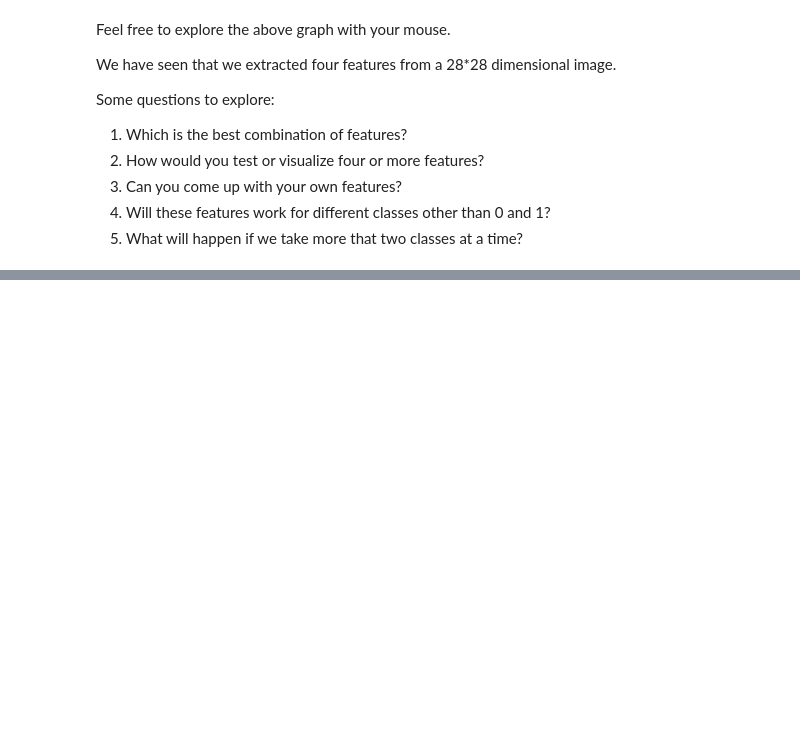
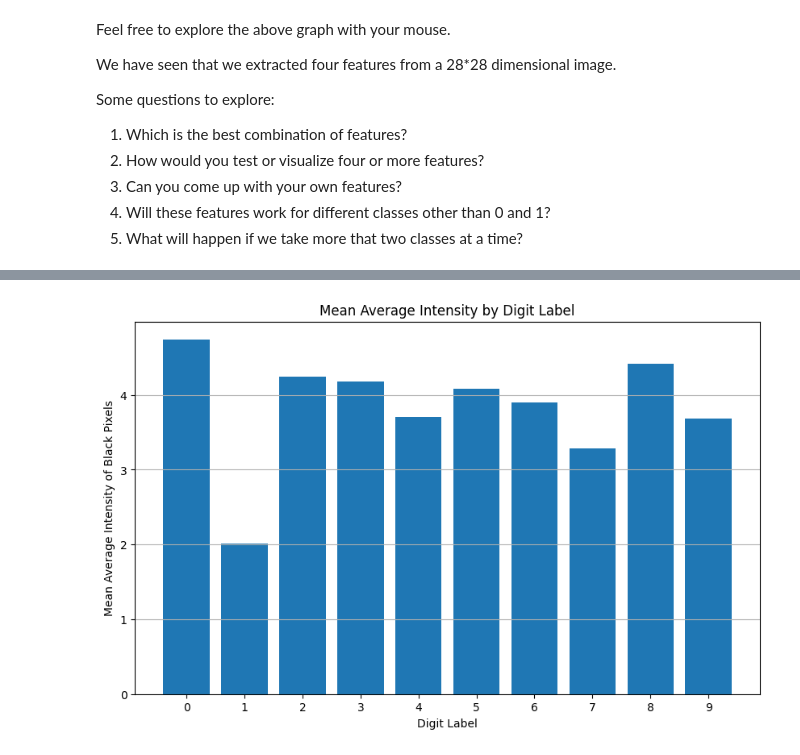
Before and after one commit to siddhu1716/IIIT_Hyderabad_AIML, a Jupyter notebook: AIML_Module_1_Lab_1_Extracting_features_from_data_.ipynb, the cells around one changed output, grey strips where cells are left out. Drawn from its saved outputs; the diff is of its cells as text; code cells hidden in the pictures; blank space fills up the shorter version.

```diff
--- a/AIML_Module_1_Lab_1_Extracting_features_from_data_.ipynb
+++ b/AIML_Module_1_Lab_1_Extracting_features_from_data_.ipynb
@@ -500,0 +534,30 @@ Some questions to explore:
+# %%
+# 3. A.
+# Calculate the average intensity of black pixels for each digit image
+average_intensity = np.zeros(len(train_X))
+
+for i, img in enumerate(train_X):
+    black_pixels = img < 128  # Assuming a threshold of 128 for black
+    average_intensity[i] = np.mean(img[black_pixels])
+
+# Create a dictionary to store the average intensity for each digit label
+average_intensity_by_label = {label: [] for label in range(10)}
+
+for i in range(len(train_X)):
+    label = train_y[i]
+    average_intensity_by_label[label].append(average_intensity[i])
+
+# Calculate the mean average intensity for each digit label
+mean_average_intensity_by_label = {label: np.mean(intensity) for label, intensity in average_intensity_by_label.items()}
+
+# Create a bar graph to visualize the mean average intensity by label
+plt.figure(figsize=(10, 6))
+plt.bar(mean_average_intensity_by_label.keys(), mean_average_intensity_by_label.values(), align='center')
+plt.title('Mean Average Intensity by Digit Label')
+plt.xlabel('Digit Label')
+plt.ylabel('Mean Average Intensity of Black Pixels')
+plt.xticks(np.arange(0, 10))
+plt.grid(axis='y')
+plt.show()
+# %% [output]
+[figure, added]
```
Also changed, not shown: parts of 4 cells of this notebook.
